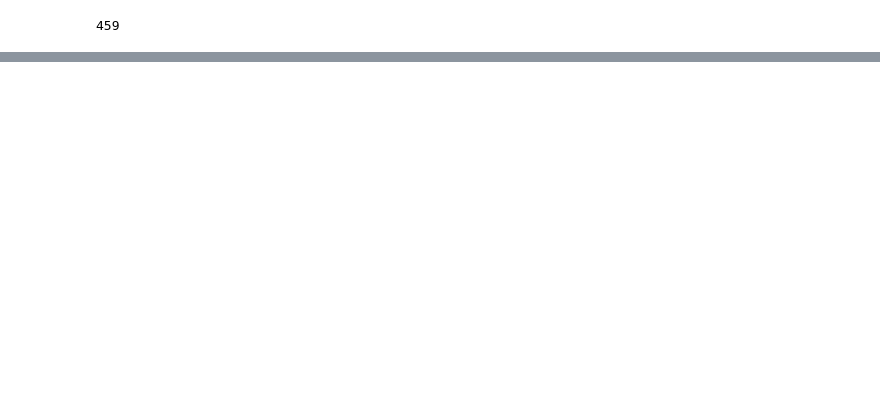
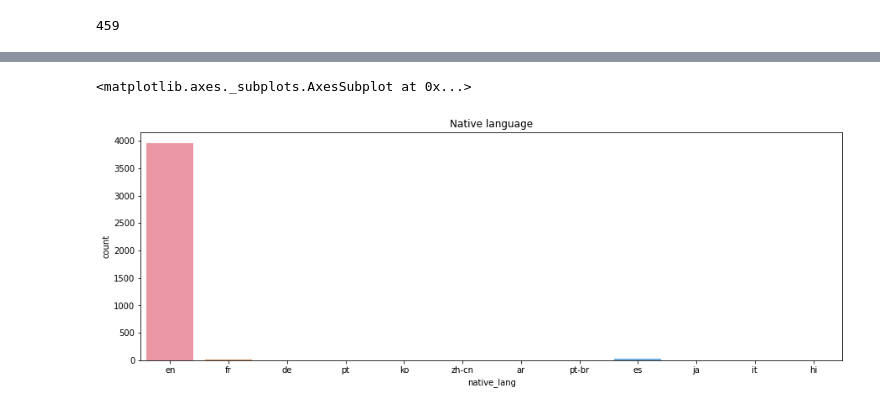
Before and after one commit to Gayatri-Surapaneni/Ted-Talks-Views-Prediction-ML, a Jupyter notebook: Copy_of_Ted_Talk_Views_Prediction_ML_Project_Gayatri_S.ipynb, the cells around one changed output, grey strips where cells are left out. Saved outputs shown, nothing was run; the diff lists cells and outputs as text; code cells hidden in the pictures; blank space fills up the shorter version.

```diff
--- a/Copy_of_Ted_Talk_Views_Prediction_ML_Project_Gayatri_S.ipynb
+++ b/Copy_of_Ted_Talk_Views_Prediction_ML_Project_Gayatri_S.ipynb
@@ -177,0 +229,6 @@ len(df.event.unique())
+# %%
+plt.title('Native language')
+sns.countplot(df['native_lang'])
+# %% [output]
+<matplotlib.axes._subplots.AxesSubplot at 0x...>
+[figure, added]
```
Also changed, not shown: parts of 13 cells of this notebook.
